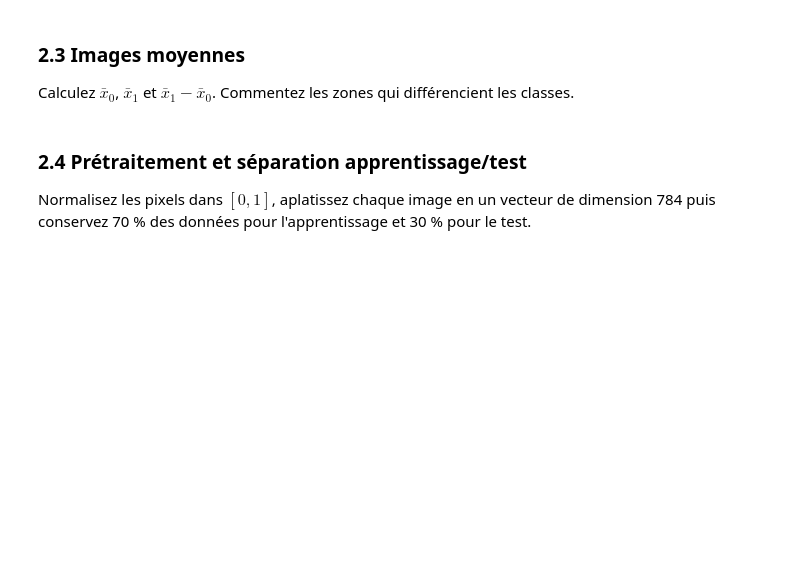
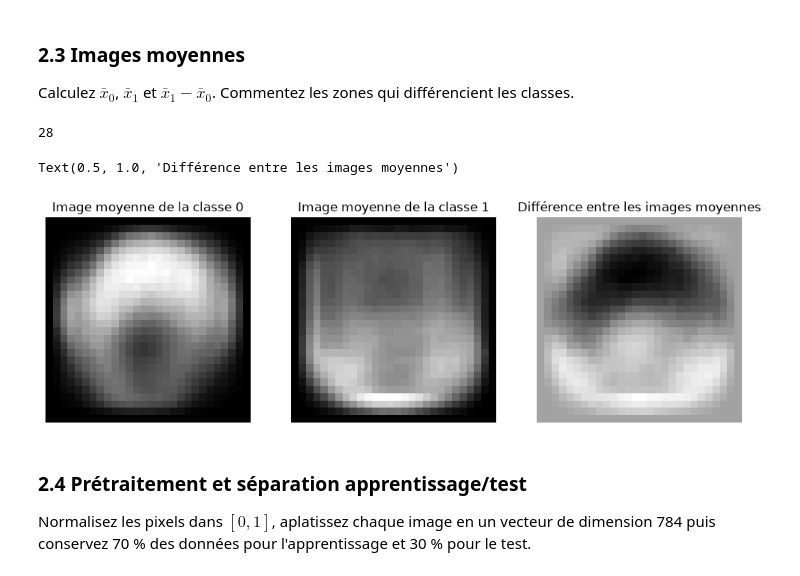
Before and after one commit to momo67-coder/Projet-MDC-2026, a Jupyter notebook: projet-python/Projet_QuickDraw_Sujet.ipynb, the cells around one changed output. Saved outputs shown, nothing was run; the diff lists cells and outputs as text; code cells hidden in the pictures; blank space fills up the shorter version.

Commit message:
Calcul de la moyenne et différence

```diff
--- a/projet-python/Projet_QuickDraw_Sujet.ipynb
+++ b/projet-python/Projet_QuickDraw_Sujet.ipynb
@@ -233,6 +233,35 @@ for i in range(16): #affiche les 16 premiers images
 Calculez $\bar x_0$, $\bar x_1$ et $\bar x_1-\bar x_0$. Commentez les zones qui différencient les classes.
 # %%
 # TODO — images moyennes et différence
+x_0 = [[0 for i in range(28)] for j in range(28)]
+n_0 = 0
+x_1 = [[0 for i in range(28)] for j in range(28)]
+n_1 = 0
+fig , axe = plt.subplots(1,3,figsize = (12,4))
+axes = axe.flatten()
+for i,image in enumerate(Ximg):
+    if y[i] == 0: #premiere classe
+        x_0 +=image # on additionne les valeurs de la matrice terme a terme
+        n_0 += 1
+    else:
+        x_1 += image
+        n_1 += 1
+X_0 = x_0/n_0
+X_1 = x_1/n_1
+diff = X_1 - X_0
+axes[0].imshow(X_0,cmap = 'gray')
+axes[0].set_title("Image moyenne de la classe 0")
+axes[0].axis('off')
+axes[1].imshow(X_1,cmap = 'gray')
+axes[1].axis('off')
+axes[1].set_title("Image moyenne de la classe 1")
+axes[2].imshow(diff,cmap = 'gray')
+axes[2].axis('off')
+axes[2].set_title("Différence entre les images moyennes")
+# %% [output]
+28
+Text(0.5, 1.0, 'Différence entre les images moyennes')
+[figure, added]
 # %% [markdown]
 ### 2.4 Prétraitement et séparation apprentissage/test
 
```
Also changed, not shown: parts of 1 cell of this notebook.
